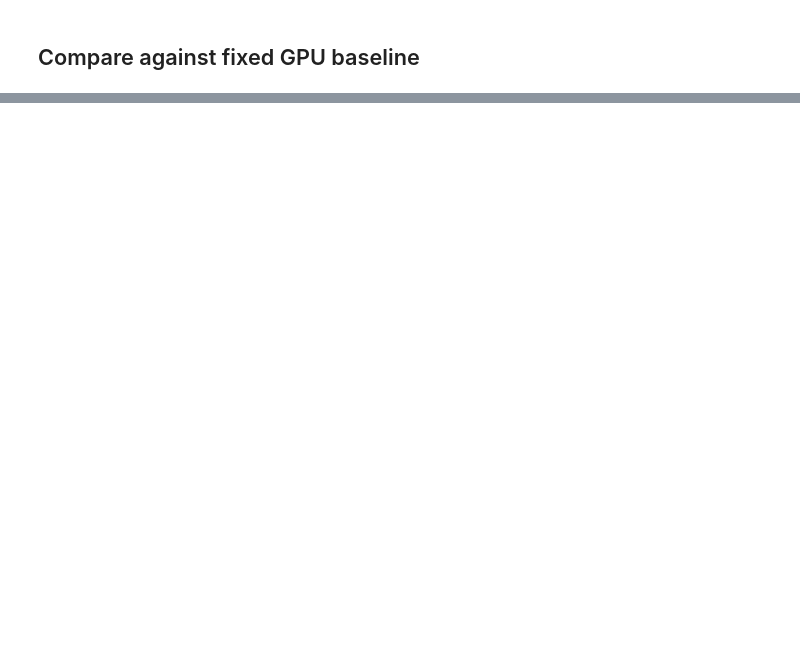
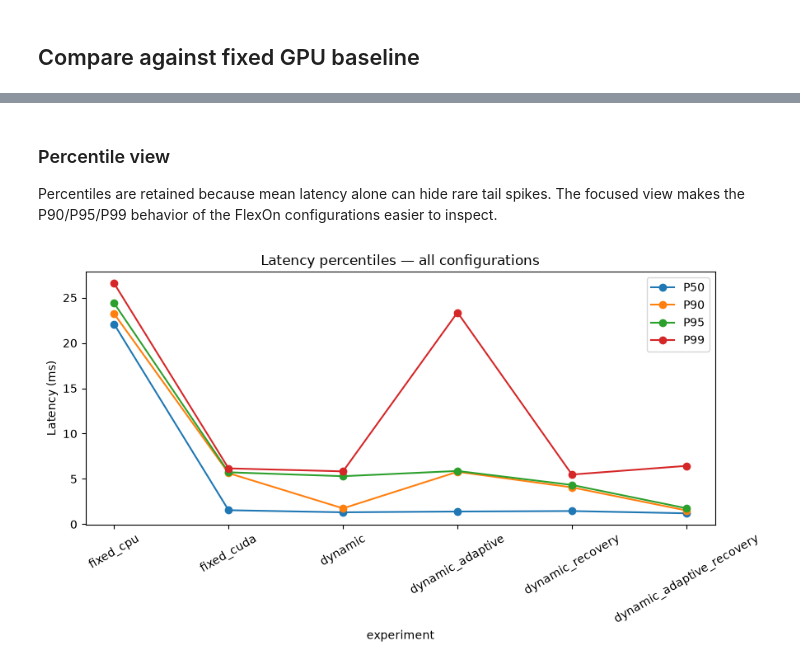
Before and after one commit to HaZaRdOuSDeVeLoPeR/FlexOn-Adaptive-OnDevice-ML-Inference-Framework, a Jupyter notebook: experiments.ipynb, the cells around one changed output, grey strips where cells are left out. Saved outputs shown, nothing was run; the diff lists cells and outputs as text; code cells hidden in the pictures; blank space fills up the shorter version.

```diff
--- a/experiments.ipynb
+++ b/experiments.ipynb
@@ -298,0 +397,12 @@ Before using the results in the report/presentation, verify:
+# %% [markdown]
+### Percentile view
+
+Percentiles are retained because mean latency alone can hide rare tail spikes. The focused view makes the P90/P95/P99 behavior of the FlexOn configurations easier to inspect.
+# %%
+fig = plot_latency_percentiles(
+    pooled_summary,
+    title="Latency percentiles — all configurations",
+)
+fig.show()
+# %% [output]
+[figure, added]
```
Also changed, not shown: parts of 30 cells of this notebook, 54 other files.
